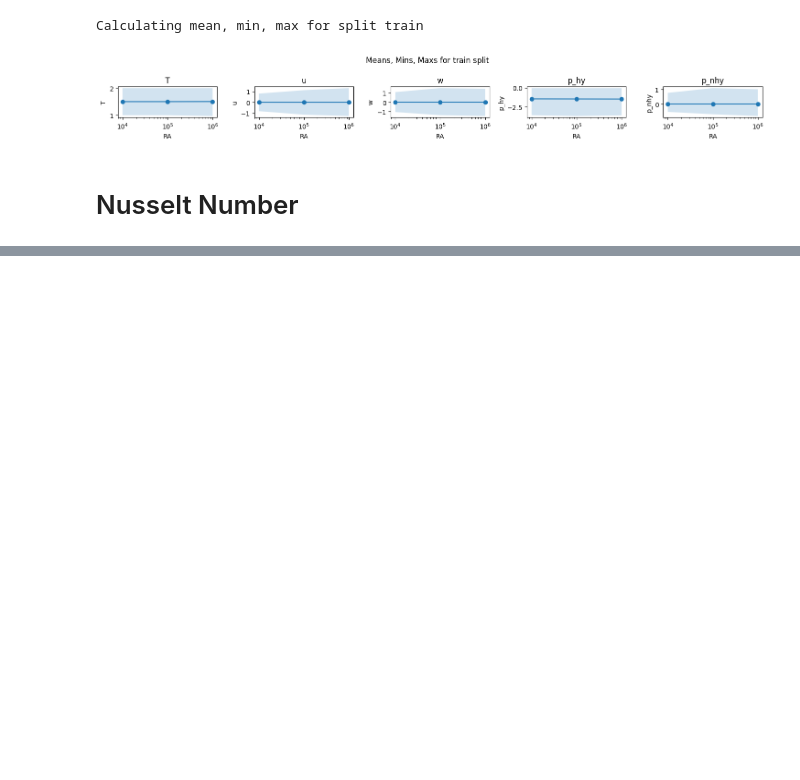
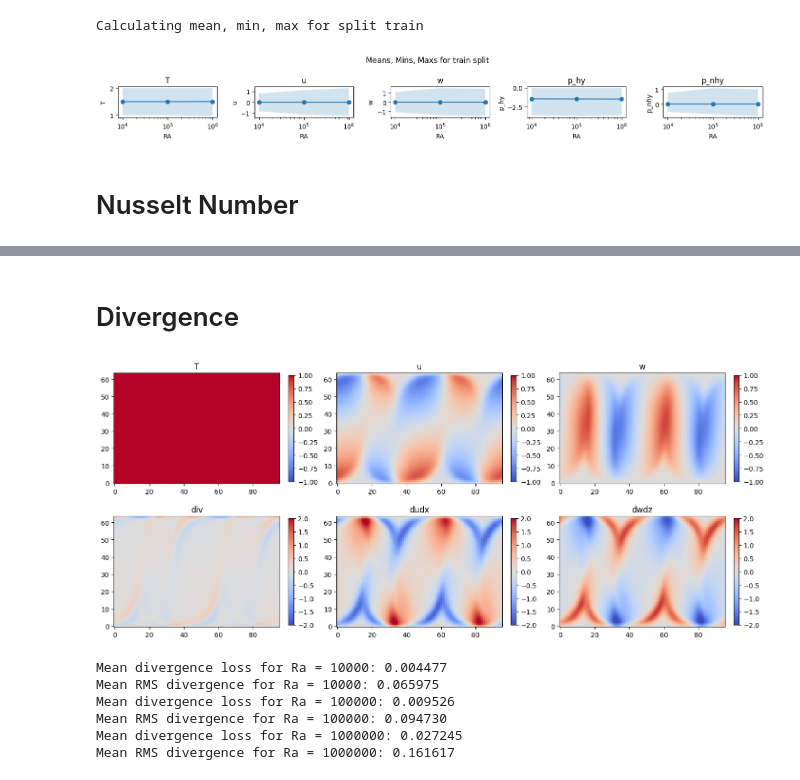
Before and after one commit to tmarkmann/RBC-PINN-Surrogate, a Jupyter notebook: notebooks/tm-1-2D-data.ipynb, the cells around one changed output, grey strips where cells are left out. Cells and saved outputs as stored; diff of their text form; code cells hidden in the pictures; blank space fills up the shorter version.

```diff
--- a/notebooks/tm-1-2D-data.ipynb
+++ b/notebooks/tm-1-2D-data.ipynb
@@ -193,0 +187,2 @@ for split in splits:
+# %% [markdown]
+# Divergence
@@ -193,0 +211,74 @@ for split in splits:
+# %%
+path = "../data/2D/train/ra100000.h5"
+with h5py.File(path, "r") as file:
+    steps = file.attrs["steps"]
+    state = file["states3"][100]
+    state = torch.from_numpy(state)
+
+T = state[0]
+u = state[1]
+w = state[2]
+div, dudx, dwdz = compute_div(state)
+
+# visualize fields and derivatives
+top_fields = [("T", T), ("u", u), ("w", w)]
+bottom_fields = [("div", div), ("dudx", dudx), ("dwdz", dwdz)]
+
+fig, axes = plt.subplots(2, 3, figsize=(14, 6), constrained_layout=True)
+for col, (name, field) in enumerate(top_fields):
+    ax = axes[0, col]
+    img = ax.imshow(
+        field.cpu().detach().numpy(),
+        cmap="coolwarm",
+        origin="lower",
+        vmin=-1,
+        vmax=1,
+    )
+    ax.set_title(name)
+    fig.colorbar(img, ax=ax, shrink=0.8)
+
+for col, (name, field) in enumerate(bottom_fields):
+    ax = axes[1, col]
+    if field is None:
+        ax.axis("off")
+        continue
+    img = ax.imshow(
+        field.cpu().detach().numpy(),
+        cmap="coolwarm",
+        origin="lower",
+        vmin=-2,
+        vmax=2,
+    )
+    ax.set_title(name)
+    fig.colorbar(img, ax=ax, shrink=0.8)
+
+plt.show()
+# %% [output]
+[figure, added]
+# %%
+for ra in ras:
+    path = f"../data/2D/train/ra{ra}.h5"
+    with h5py.File(path, "r") as file:
+        steps = file.attrs["steps"]
+        episodes = file.attrs["episodes"]
+
+        list = []
+        list1 = []
+        for episode in range(episodes):
+            states = file[f"states{episode}"]
+            for step in range(steps):
+                state = torch.from_numpy(states[step])
+                div, _, _ = compute_div(state)
+                list.append(mse_loss(div, torch.zeros_like(div)))
+                list1.append(torch.sqrt(torch.mean(div**2)))
+
+    print(f"Mean divergence loss for Ra = {ra}: {torch.mean(torch.tensor(list)):.6f}")
+    print(f"Mean RMS divergence for Ra = {ra}: {torch.mean(torch.tensor(list1)):.6f}")
+    print("--------------------------------------------------------")
+# %% [output]
+Mean divergence loss for Ra = 10000: 0.004477
+Mean RMS divergence for Ra = 10000: 0.065975
+Mean divergence loss for Ra = 100000: 0.009526
+Mean RMS divergence for Ra = 100000: 0.094730
+Mean divergence loss for Ra = 1000000: 0.027245
+Mean RMS divergence for Ra = 1000000: 0.161617
```
Also changed, not shown: parts of 2 cells of this notebook, 15 other files.
